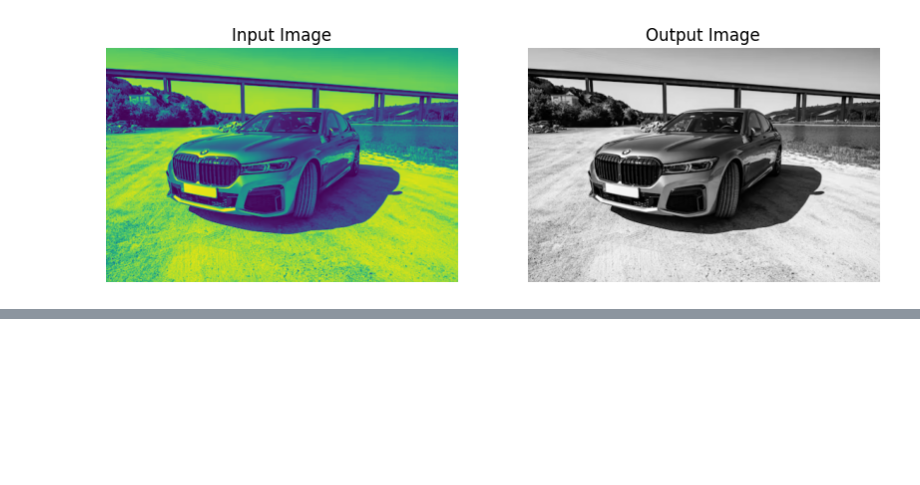
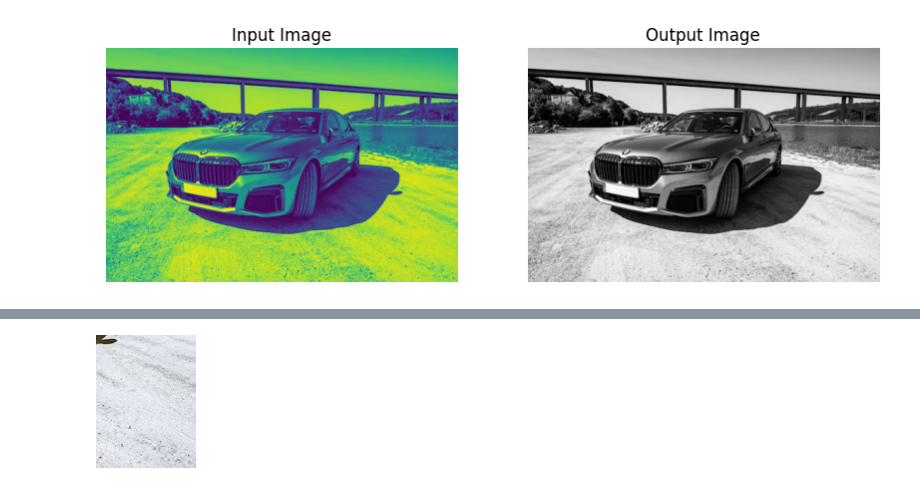
Before and after one commit to Ammar-creator-cmd/DataVisualization, a Jupyter notebook: ImageProcessor.ipynb, the cells around one changed output, grey strips where cells are left out. Cells and saved outputs as stored; diff of their text form; code cells hidden in the pictures; blank space fills up the shorter version.

```diff
--- a/ImageProcessor.ipynb
+++ b/ImageProcessor.ipynb
@@ -91,0 +94,6 @@ Image processed and saved as /content/drive/MyDrive/dataset/bmw_output_image.jpg
+# %%
+#load and display the image
+img = mpimg.imread("/content/drive/MyDrive/dataset/bmw_input_image.jpg") #imread is for reading and finding the image
+plt.imshow(img) #imshow is to show the image
+plt.axis("off") #turns off axis labels and ticks for a cleaner display
+plt.show()
@@ -91,0 +102,11 @@ Image processed and saved as /content/drive/MyDrive/dataset/bmw_output_image.jpg
+# %%
+#define the coordinates of the region to crop(format: [y1:y2, x1:x2])
+crop_area = img[200:400, 400:800]
+
+# save the cropped image
+cv2.imwrite("cropped_image.jpg", crop_area)
+
+#display the cropped image
+display(Image(filename = "cropped_image.jpg"))
+# %% [output]
+[figure, added]
```
Also changed, not shown: parts of 2 cells of this notebook.
